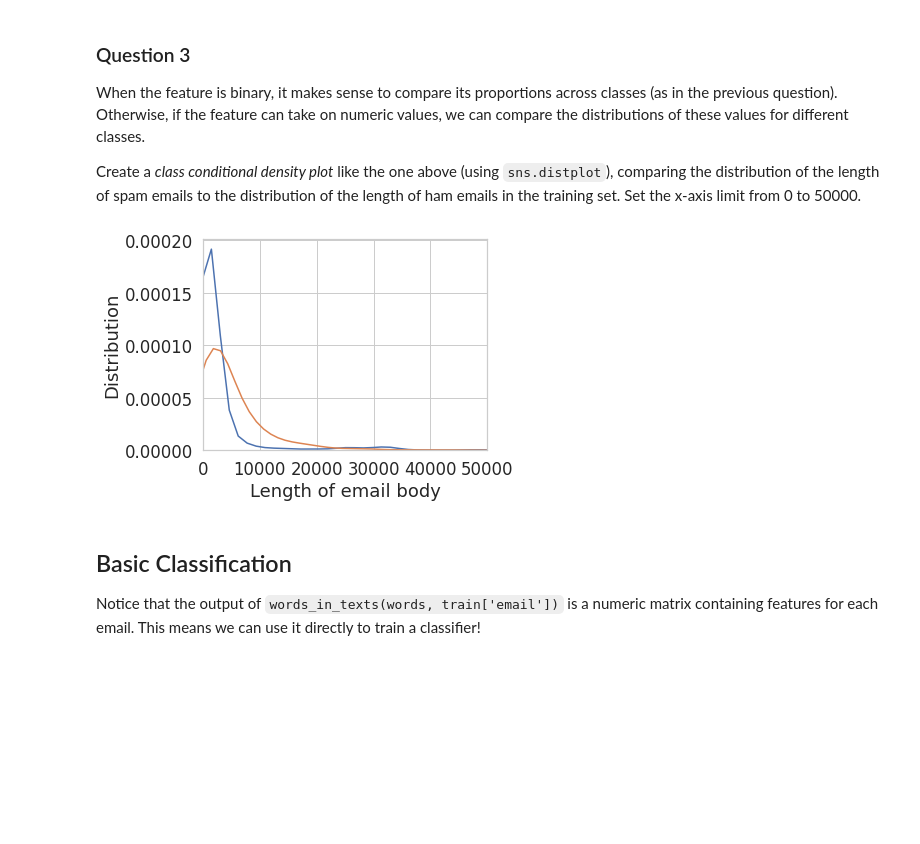
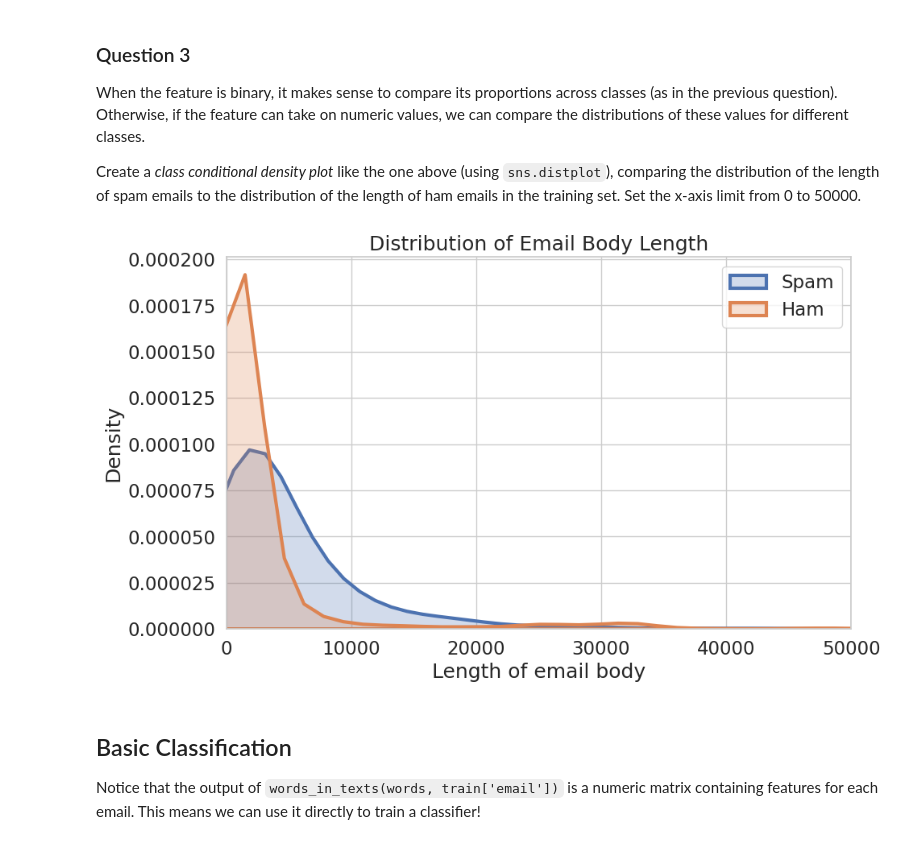
Before and after one commit to great-park/Data-Science, a Jupyter notebook: hw3.ipynb, the cells around one changed output. Cells and saved outputs as stored; diff of their text form; code cells hidden in the pictures; blank space fills up the shorter version.

```diff
--- a/hw3.ipynb
+++ b/hw3.ipynb
@@ -143,11 +143,15 @@ points: 1
 # %%
 # BEGIN YOUR CODE
 # -----------------------
-#print('Before imputation:')
-#...
-#print('------------')
-#print('After imputation:')
-#...
+print('Before imputation:')
+print(original_training_data.isnull().sum())
+print('------------')
+
+# Replace NaN values with empty strings
+original_training_data = original_training_data.fillna('')
+
+print('After imputation:')
+print(original_training_data.isnull().sum())
 # -----------------------
 # END YOUR CODE
 # %% [output]
@@ -413,12 +417,34 @@ format: image
 points: 2
 -->
 <!-- EXPORT TO PDF format:image -->
-# %%
-# BEGIN SOLUTION
-...
-# END SOLUTION
-# %% [output]
-[figure, removed]
+# %%
+import warnings
+warnings.filterwarnings(action='ignore') # 그림이 잘려서 경고 문구 제거함
+
+train['email_length'] = train['email'].apply(len)
+spam_lengths = train[train['spam'] == 1]['email_length']
+ham_lengths = train[train['spam'] == 0]['email_length']
+
+plt.figure(figsize=(10, 6))
+
+sns.distplot(spam_lengths, hist = False, kde = True,
+             kde_kws = {'shade': True, 'linewidth': 3},
+             label = "Spam")
+
+sns.distplot(ham_lengths, hist = False, kde = True,
+             kde_kws = {'shade': True, 'linewidth': 3},
+             label = "Ham")
+
+plt.xlim([0, 50000])
+
+plt.xlabel('Length of email body')
+plt.ylabel('Density')
+plt.title('Distribution of Email Body Length')
+plt.legend()
+
+plt.show()
+# %% [output]
+[figure, added]
 # %% [markdown]
 ## Basic Classification
 
```
Also changed, not shown: parts of 18 cells of this notebook.
